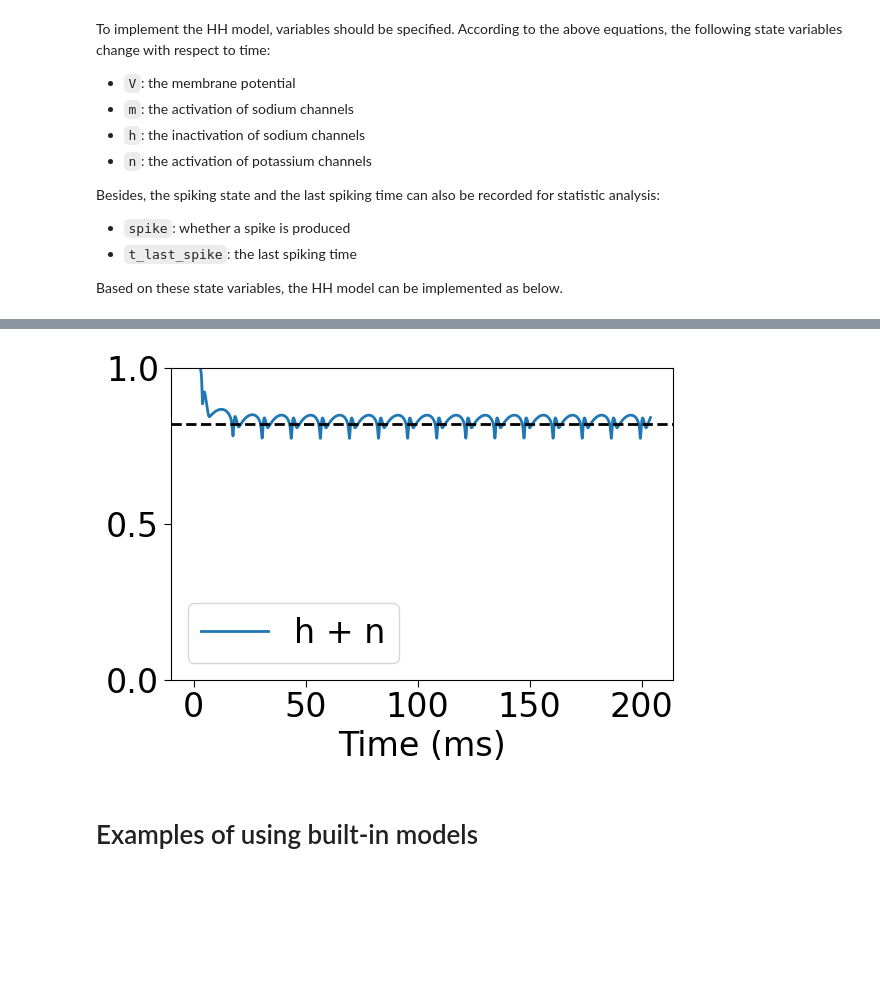
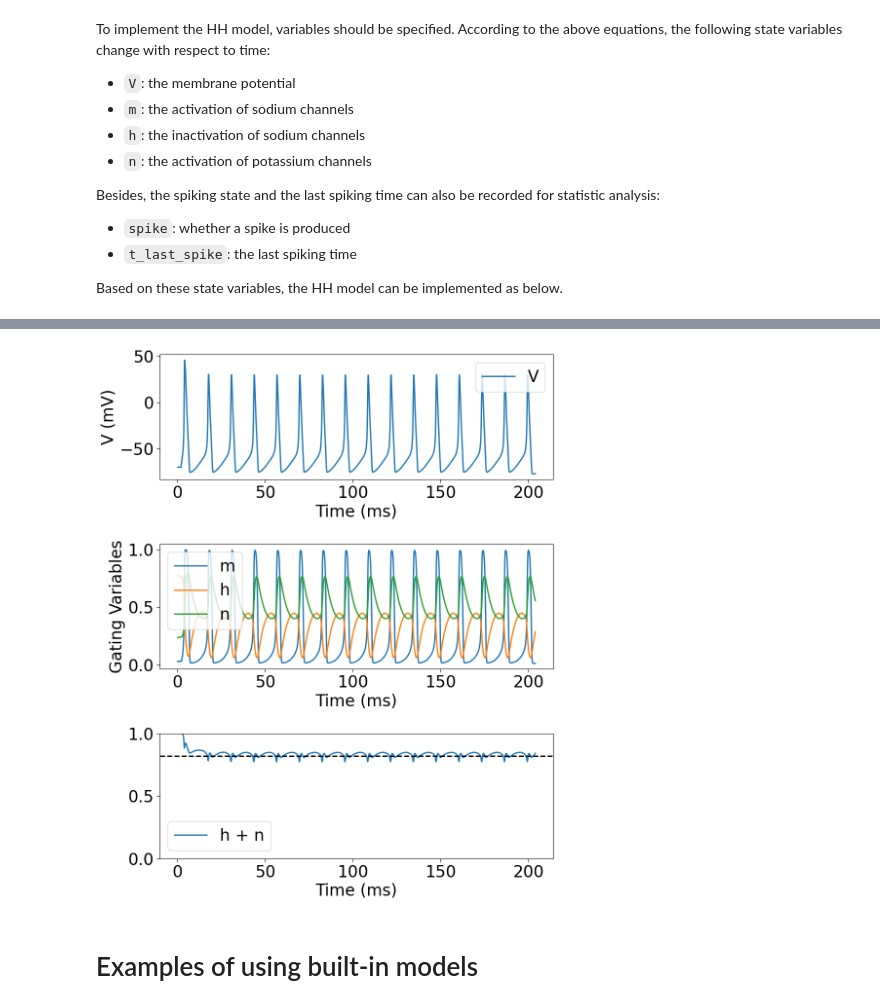
Before and after one commit to XuexingDu/SJTU-13th-CNS-Winter-School, a Jupyter notebook: tutorial/Section2_1.ipynb, the cells around one changed output, grey strips where cells are left out. Cells and saved outputs as stored; diff of their text form; code cells hidden in the pictures; blank space fills up the shorter version.

```diff
--- a/tutorial/Section2_1.ipynb
+++ b/tutorial/Section2_1.ipynb
@@ -162,17 +162,39 @@ current_2, length = bp.inputs.section_input(values=[0., 15. , 0.], durations=[2,
 hh_neurons_2 = HH(1)
 runner = bp.DSRunner(hh_neurons_2, monitors=['V', 'm', 'h', 'n'])
 runner.run(inputs=current_2)
-# %%
-plt.figure()
-plt.plot(runner.mon.ts, runner.mon.h + runner.mon.n, label='h + n')
-plt.xlabel('Time (ms)')
-plt.ylim([0, 1])
-plt.yticks([0, 0.5, 1])
-plt.legend()
-plt.axhline(y=0.82, color='k', linewidth=2, linestyle='--')
-plt.show()
-# %% [output]
-[figure, removed]
+# %%
+# Create a figure and a set of subplots
+fig, axs = plt.subplots(3, 1, figsize=(10, 12))  # 3 rows, 1 column
+
+# First plot
+axs[0].plot(runner.mon.ts, runner.mon.V, label='V')
+axs[0].set_xlabel('Time (ms)')
+axs[0].set_ylabel('V (mV)')
+axs[0].legend()
+
+# Second plot
+axs[1].plot(runner.mon.ts, runner.mon.m, label='m')
+axs[1].plot(runner.mon.ts, runner.mon.h, label='h')
+axs[1].plot(runner.mon.ts, runner.mon.n, label='n')
+axs[1].set_xlabel('Time (ms)')
+axs[1].set_ylabel('Gating Variables')
+axs[1].legend()
+
+# Third plot
+axs[2].plot(runner.mon.ts, runner.mon.h + runner.mon.n, label='h + n')
+axs[2].set_xlabel('Time (ms)')
+axs[2].set_ylim([0, 1])
+axs[2].set_yticks([0, 0.5, 1])
+axs[2].axhline(y=0.82, color='k', linewidth=2, linestyle='--')
+axs[2].legend()
+
+# Adjust layout to prevent overlap
+fig.tight_layout()
+
+# Show the plot
+plt.show()
+# %% [output]
+[figure, added]
 # %% [markdown]
 # Examples of using built-in models
 # %%
```
Also changed, not shown: parts of 6 cells of this notebook.
